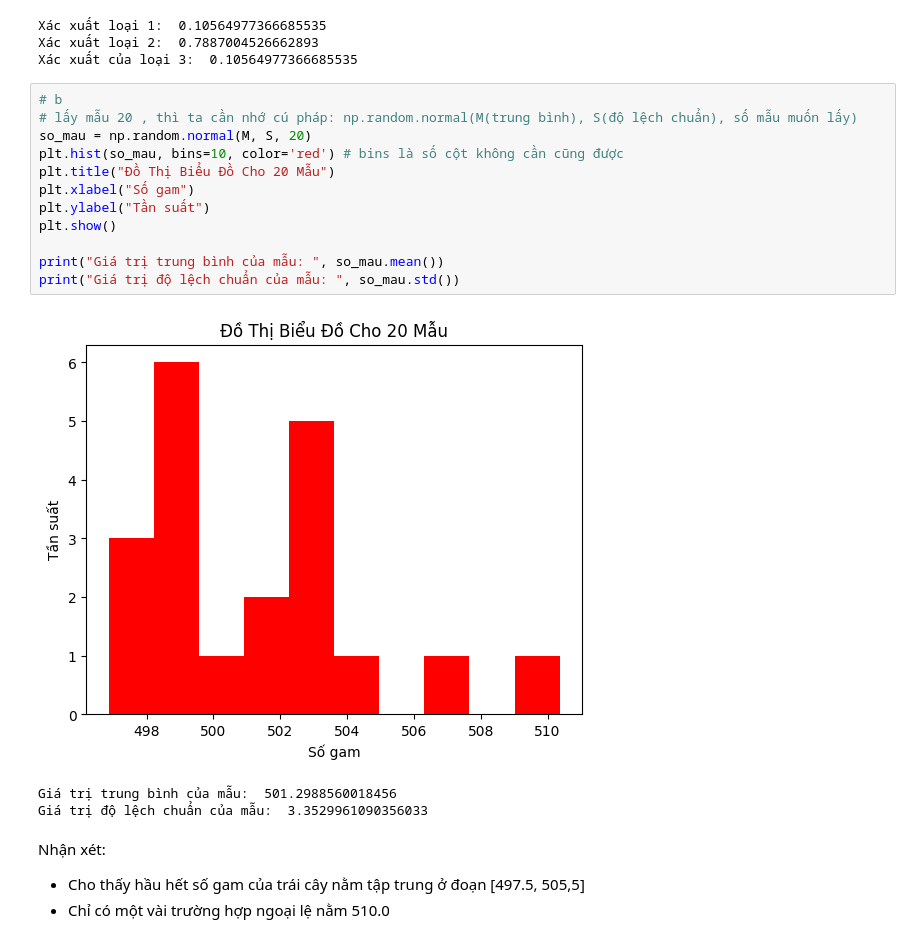
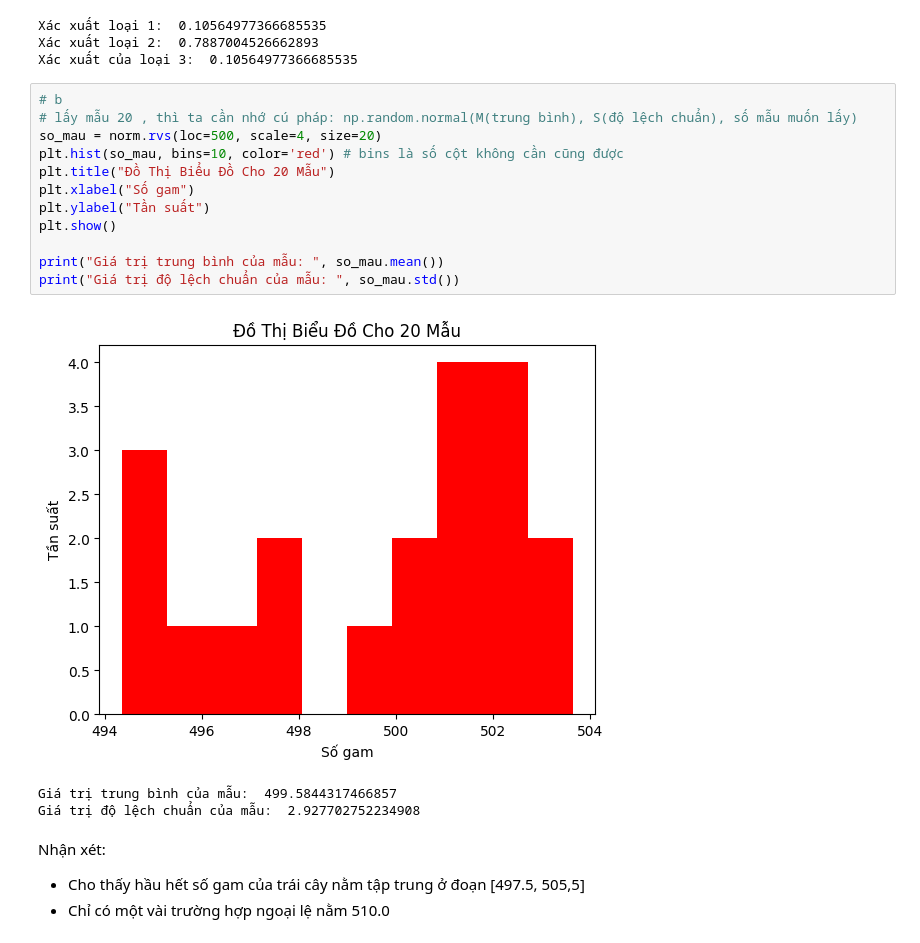
Before and after one commit to sjsjsmsmsj/TKMT, a Jupyter notebook: OnThiGiuaKi/OnTapCacHamPPSX/tkud_lab04_ex.ipynb, the cells around one changed output. Drawn from its saved outputs; the diff is of its cells as text.

```diff
--- a/OnThiGiuaKi/OnTapCacHamPPSX/tkud_lab04_ex.ipynb
+++ b/OnThiGiuaKi/OnTapCacHamPPSX/tkud_lab04_ex.ipynb
@@ -109,19 +109,19 @@ Xác xuất của loại 3:  0.10564977366685535
 # %%
 # b
 # lấy mẫu 20 , thì ta cần nhớ cú pháp: np.random.normal(M(trung bình), S(độ lệch chuẩn), số mẫu muốn lấy)
-so_mau = np.random.normal(M, S, 20)
+so_mau = norm.rvs(loc=500, scale=4, size=20)
 plt.hist(so_mau, bins=10, color='red') # bins là số cột không cần cũng được
 plt.title("Đồ Thị Biểu Đồ Cho 20 Mẫu")
 plt.xlabel("Số gam")
 plt.ylabel("Tần suất")
 plt.show()
 
 print("Giá trị trung bình của mẫu: ", so_mau.mean())
 print("Giá trị độ lệch chuẩn của mẫu: ", so_mau.std())
 # %% [output]
-[figure, old version]
+[figure, new version]
-Giá trị trung bình của mẫu:  501.2988560018456
-Giá trị độ lệch chuẩn của mẫu:  3.3529961090356033
+Giá trị trung bình của mẫu:  499.5844317466857
+Giá trị độ lệch chuẩn của mẫu:  2.927702752234908
 # %% [markdown]
 Nhận xét:
 - Cho thấy hầu hết số gam của trái cây nằm tập trung ở đoạn [497.5, 505,5]
```
Also changed, not shown: parts of 5 cells of this notebook, 3 other files.
